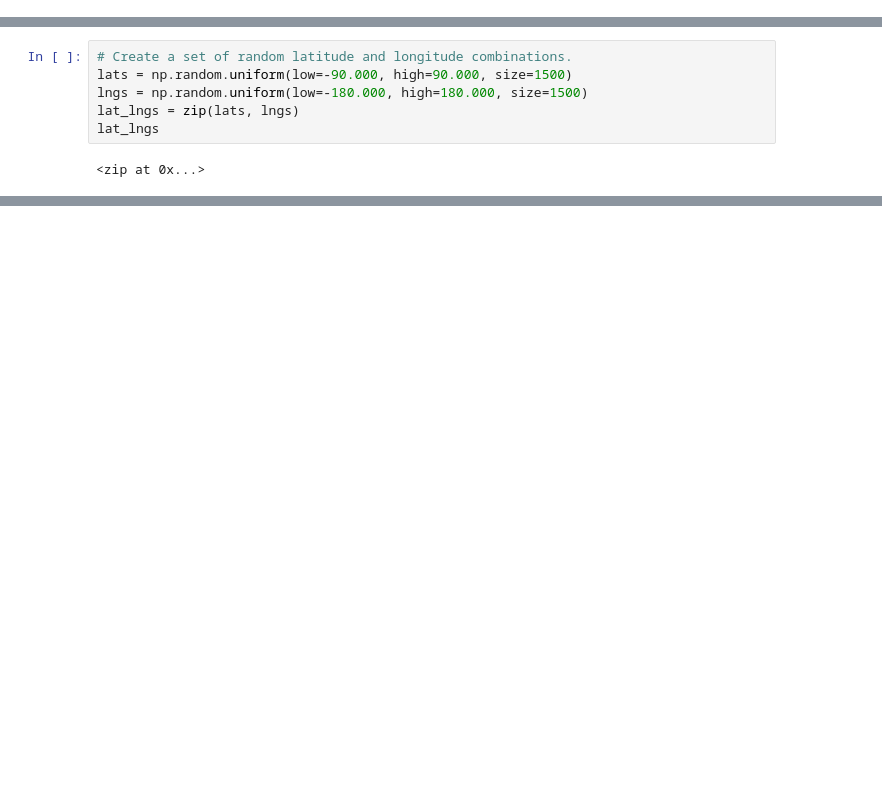
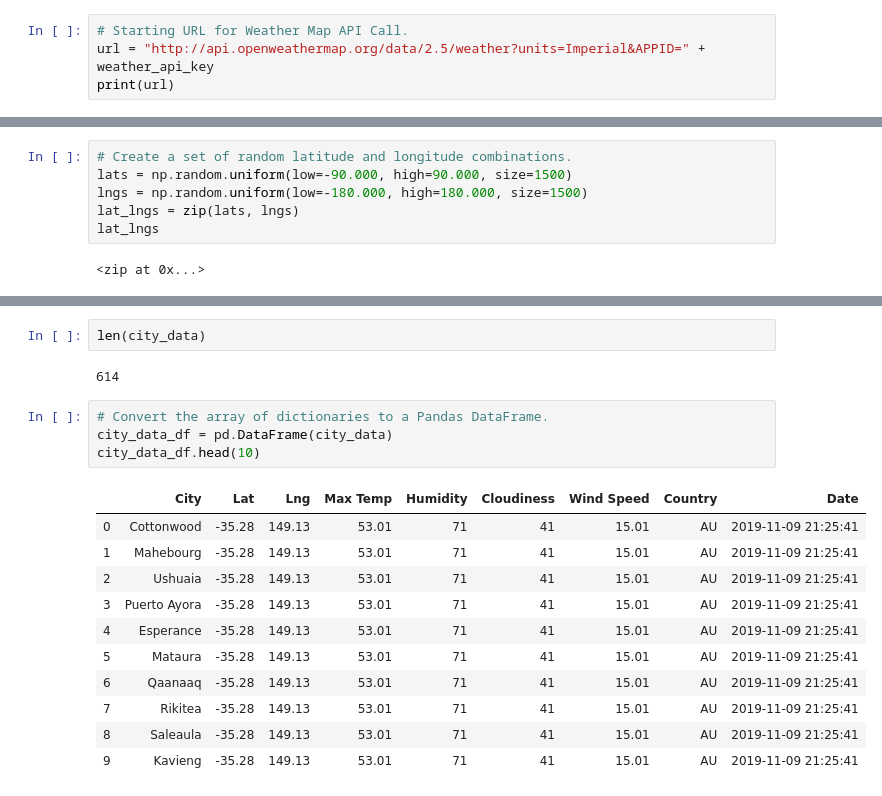
Before and after one commit to StephGerron/World_Weather_Analysis, a Jupyter notebook: WeatherPy.ipynb, the cells around one changed output, grey strips where cells are left out. Cells and saved outputs as stored; diff of their text form; blank space fills up the shorter version.

Commit message:
Update weather data and CSV

```diff
--- a/WeatherPy.ipynb
+++ b/WeatherPy.ipynb
@@ -7,0 +14,4 @@ from citipy import citipy
+# %%
+# Starting URL for Weather Map API Call.
+url = "http://api.openweathermap.org/data/2.5/weather?units=Imperial&APPID=" + weather_api_key
+print(url)
@@ -29,0 +120,20 @@ len(cities)
+# %%
+len(city_data)
+# %% [output]
+614
+# %%
+# Convert the array of dictionaries to a Pandas DataFrame.
+city_data_df = pd.DataFrame(city_data)
+city_data_df.head(10)
+# %% [output]
+|  | City | Lat | Lng | Max Temp | Humidity | Cloudiness | Wind Speed | Country | Date |
+| 0 | Cottonwood | -35.28 | 149.13 | 53.01 | 71 | 41 | 15.01 | AU | 2019-11-09 21:25:41 |
+| 1 | Mahebourg | -35.28 | 149.13 | 53.01 | 71 | 41 | 15.01 | AU | 2019-11-09 21:25:41 |
+| 2 | Ushuaia | -35.28 | 149.13 | 53.01 | 71 | 41 | 15.01 | AU | 2019-11-09 21:25:41 |
+| 3 | Puerto Ayora | -35.28 | 149.13 | 53.01 | 71 | 41 | 15.01 | AU | 2019-11-09 21:25:41 |
+| 4 | Esperance | -35.28 | 149.13 | 53.01 | 71 | 41 | 15.01 | AU | 2019-11-09 21:25:41 |
+| 5 | Mataura | -35.28 | 149.13 | 53.01 | 71 | 41 | 15.01 | AU | 2019-11-09 21:25:41 |
+| 6 | Qaanaaq | -35.28 | 149.13 | 53.01 | 71 | 41 | 15.01 | AU | 2019-11-09 21:25:41 |
+| 7 | Rikitea | -35.28 | 149.13 | 53.01 | 71 | 41 | 15.01 | AU | 2019-11-09 21:25:41 |
+| 8 | Saleaula | -35.28 | 149.13 | 53.01 | 71 | 41 | 15.01 | AU | 2019-11-09 21:25:41 |
+| 9 | Kavieng | -35.28 | 149.13 | 53.01 | 71 | 41 | 15.01 | AU | 2019-11-09 21:25:41 |
```
Also changed, not shown: parts of 6 cells of this notebook, 2 other files.
